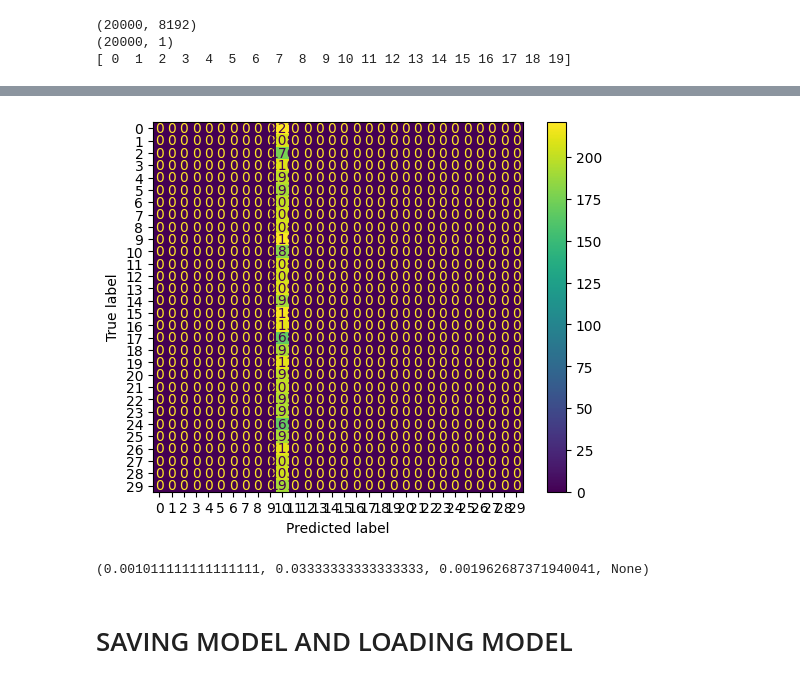
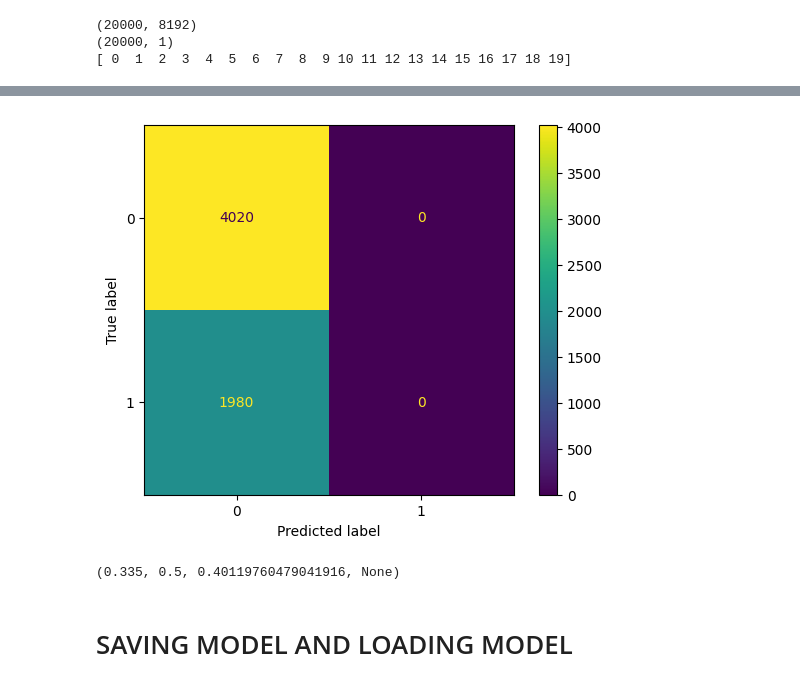
Before and after one commit to Yaw5/work, a Jupyter notebook: benjamin.ipynb, the cells around one changed output, grey strips where cells are left out. Saved outputs shown, nothing was run; the diff lists cells and outputs as text; code cells hidden in the pictures.

Commit message:
binary labels made

```diff
--- a/benjamin.ipynb
+++ b/benjamin.ipynb
@@ -54,3 +71,14 @@ Dataset information: Dev 1 to Dev 30, 1000 packets per device.
+# %%
+number_of_legitmate = 20000
+# legitmate_data = data[0:number_of_legitmate]
+# illegitmate_data = data[number_of_legitmate:]
+#legitmate_labels = labels[0:number_of_legitmate]
+#illegitmate_labels = labels[number_of_legitmate:]
+
+# legitmate = 0
+# illegitmate = 1
+
+binary_labels = np.where(labels <=19, 0, 1)
 # %%
 print(data.shape)
 print(label.shape)
@@ -64,7 +92,7 @@ print(np.unique(label))
 data_real_values = np.real(data).reshape(data.shape[0], 1, data.shape[1])
 #data_real_values = data_real_values/np.max(data_real_values)
 data_real_values.shape
-data_real_values_train, data_real_values_test, label_train, label_test = train_test_split(data_real_values, label, test_size=0.2)
+data_real_values_train, data_real_values_test, label_train, label_test = train_test_split(data_real_values, binary_labels, test_size=0.3, shuffle=True)
 
 # HYPERPAMETER TUNNING
 # learning rate of optimiser, high epochs for low lr
@@ -93,11 +124,11 @@ cnn_model.add(Conv1D(filters=32, kernel_size=3, activation='relu', padding='same
 #cnn_model.add(Dropout(0.2))
 cnn_model.add(Conv1D(64, kernel_size=3, activation='relu', padding='same'))
 cnn_model.add(Conv1D(128, kernel_size=3, activation='relu', padding='same'))
-cnn_model.add(Conv1D(256, kernel_size=3, activation='relu', padding='same'))
-cnn_model.add(Conv1D(512, kernel_size=3, activation='relu', padding='same'))
+# cnn_model.add(Conv1D(256, kernel_size=3, activation='relu', padding='same'))
+# cnn_model.add(Conv1D(512, kernel_size=3, activation='relu', padding='same'))
 cnn_model.add(Flatten())
 cnn_model.add(Dense(64, activation='relu'))
-cnn_model.add(Dense(30, activation='softmax'))
+cnn_model.add(Dense(1, activation='sigmoid'))
 
 #cnn_model.summary()
 # %%
@@ -126,8 +157,11 @@ cnn_lstm_model.add(Dense(1, activation='sigmoid'))
 # %%
 model_to_train = cnn_model
 
-loss1 = keras.losses.CategoricalFocalCrossentropy()
-loss2 = keras.losses.CategoricalCrossentropy()
+# loss1 = keras.losses.CategoricalFocalCrossentropy()
+# loss2 = keras.losses.CategoricalCrossentropy()
+
+loss1 = keras.losses.BinaryFocalCrossentropy()
+#loss2 = keras.losses.BinaryCrossentropy()
 
 optimizer = keras.optimizers.Adam(learning_rate=0.001) #https://keras.io/api/optimizers/adam/
 #optimizer = keras.optimizers.RMSprop(learning_rate=0.1) # https://keras.io/api/optimizers/rmsprop/
@@ -137,5 +171,5 @@ model_to_train.compile(optimizer=optimizer, loss=loss1, metrics=['accuracy'])
 
 train_history = model_to_train.fit(data_real_values_train, label_train,
                                    validation_data = (data_real_values_test, label_test),
-                                   epochs=3, batch_size=32)
+                                   epochs=15, batch_size=64)
 # %% [output]
@@ -157,6 +201,6 @@ plt.show()
 # %%
 # data_real_values_test, label_train, label_testa
-all_labels = np.unique(label)
+all_labels = np.unique(binary_labels)
 predictions = model_to_train.predict(data_real_values_test)
 predictions = np.argmax(predictions, axis=1).reshape(predictions.shape[0], 1)
 confusion_matrix = metrics.confusion_matrix(label_test, predictions)
@@ -169,5 +213,5 @@ precision_recall_fscore_support(label_test, predictions, average='macro')
-[figure, old version]
+[figure, new version]
-(0.001011111111111111, 0.03333333333333333, 0.001962687371940041, None)
+(0.335, 0.5, 0.40119760479041916, None)
 # %% [markdown]
 # SAVING MODEL AND LOADING MODEL
 # %%
```
Also changed, not shown: parts of 10 cells of this notebook.
